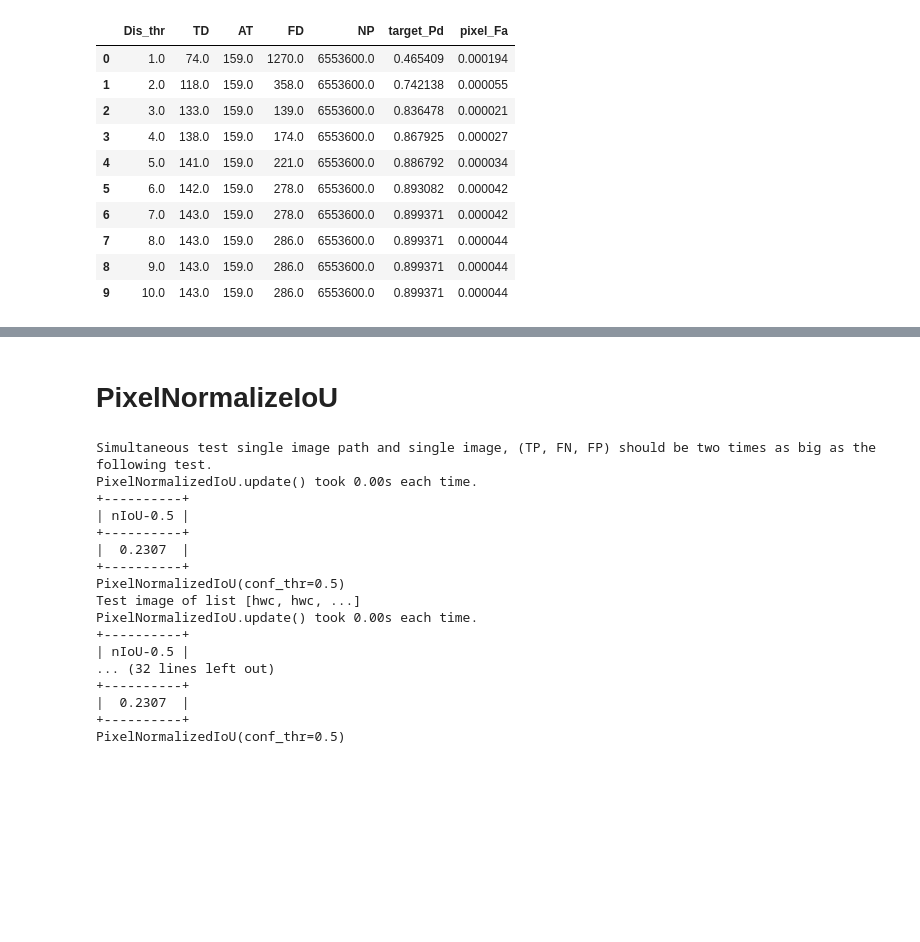
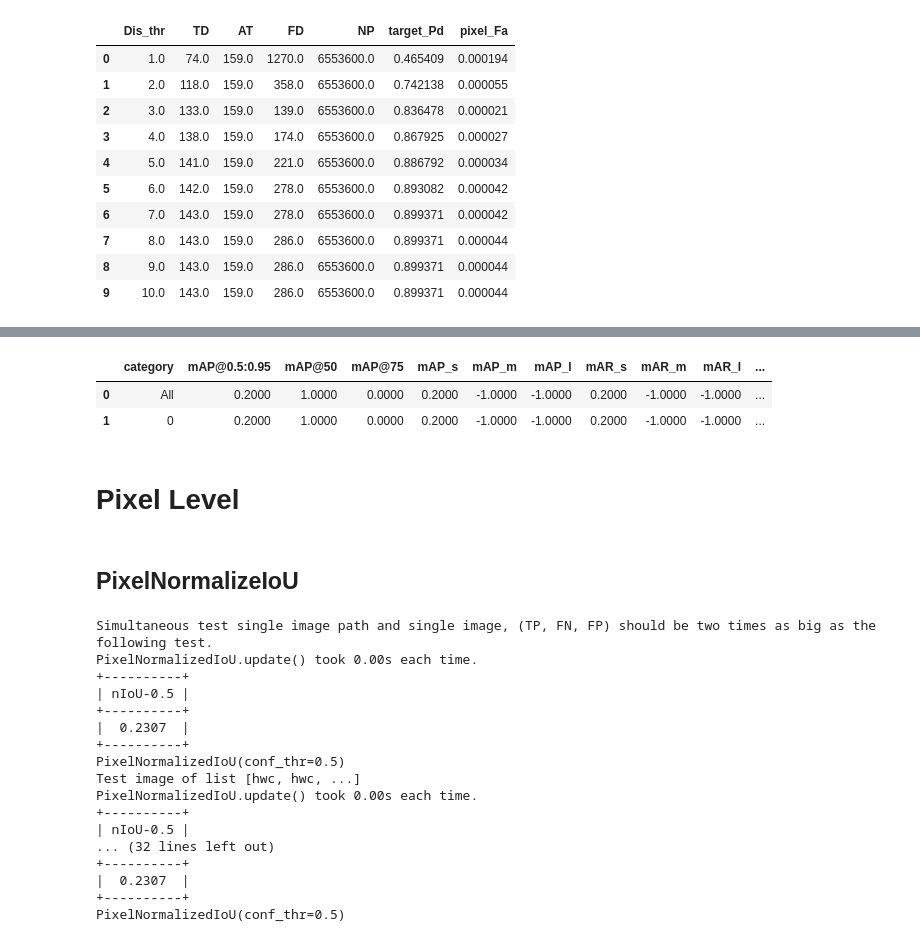
Before and after one commit to IRSTD/STD-EvalKit, a Jupyter notebook: notebook/tutorials.ipynb, the cells around one changed output, grey strips where cells are left out. Saved outputs shown, nothing was run; the diff lists cells and outputs as text; code cells hidden in the pictures; blank space fills up the shorter version.

```diff
--- a/notebook/tutorials.ipynb
+++ b/notebook/tutorials.ipynb
@@ -401,0 +675,31 @@ Metric.table
+# %%
+mask_pred = [
+   [0, 0, 0, 0, 0],
+   [0, 0, 1, 1, 0],
+   [0, 0, 1, 1, 0],
+   [0, 0, 0, 0, 0],
+   [0, 0, 0, 0, 0],
+ ]
+mask_tgt = [
+   [0, 0, 0, 0, 0],
+   [0, 0, 1, 0, 0],
+   [0, 0, 1, 1, 0],
+   [0, 0, 1, 0, 0],
+   [0, 0, 0, 0, 0],
+ ]
+preds = [
+   dict(
+     masks=torch.tensor([mask_pred], dtype=torch.bool),
+     scores=torch.tensor([0.536]),
+     labels=torch.tensor([0]),
+   )
+ ]
+target = [
+   dict(
+     masks=torch.tensor([mask_tgt], dtype=torch.bool),
+     labels=torch.tensor([0]),
+   )
+ ]
+metric = BoxAveragePrecision(iou_type="segm")
+metric.update(target, preds)
+metric.get()
@@ -402,5 +732,13 @@ Metric.table
+# %%
+metric.table
+# %% [output]
+|  | category | mAP@0.5:0.95 | mAP@50 | mAP@75 | mAP_s | mAP_m | mAP_l | mAR_s | mAR_m | mAR_l | ... |
+| 0 | All | 0.2000 | 1.0000 | 0.0000 | 0.2000 | -1.0000 | -1.0000 | 0.2000 | -1.0000 | -1.0000 | ... |
+| 1 | 0 | 0.2000 | 1.0000 | 0.0000 | 0.2000 | -1.0000 | -1.0000 | 0.2000 | -1.0000 | -1.0000 | ... |
+# %% [markdown]
+# Pixel Level
 # %% [markdown]
-# PixelNormalizeIoU
+## PixelNormalizeIoU
 # %%
 from stdeval.metrics import PixelNormalizedIoU
 Metric = PixelNormalizedIoU(
```
Also changed, not shown: parts of 23 cells of this notebook, 1 other file.
